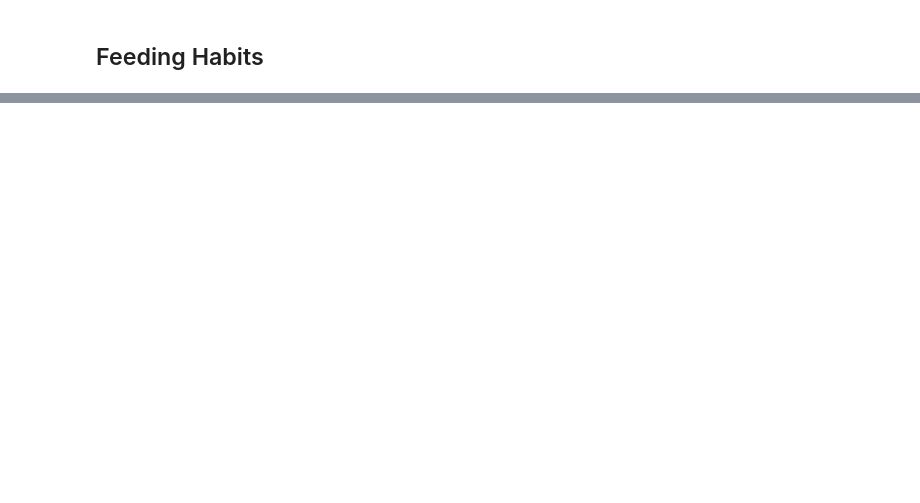
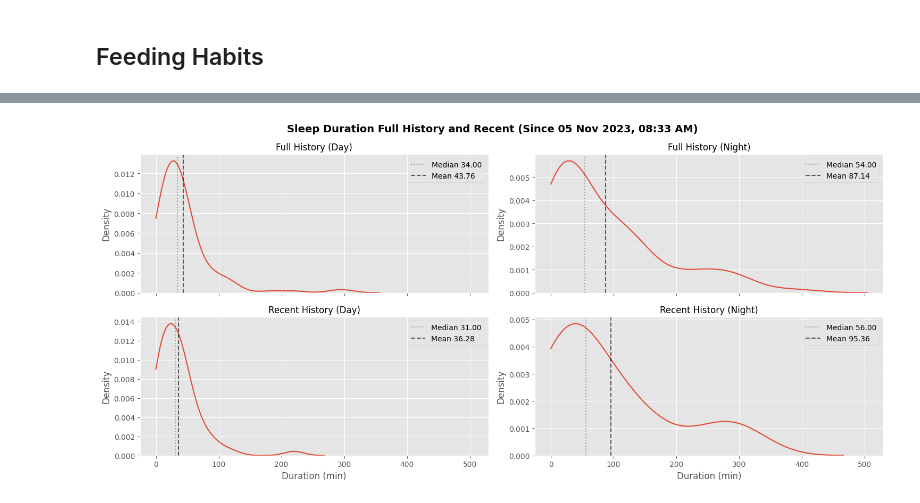
Before and after one commit to jgalloway42/andrews_baby_tracker, a Jupyter notebook: notebooks/andrews_data.ipynb, the cells around one changed output, grey strips where cells are left out. Cells and saved outputs as stored; diff of their text form; code cells hidden in the pictures; blank space fills up the shorter version.

Commit message:
added sleep dists ran on new data

```diff
--- a/notebooks/andrews_data.ipynb
+++ b/notebooks/andrews_data.ipynb
@@ -315,0 +318,9 @@ _=plt.savefig(os.path.join(figure_path,'feeding_by_hour.png'),bbox_inches='tight
+# %%
+def time_of_day(hour):
+    if hour < 7 or hour > 19:
+        return 'night'
+    else:
+        return 'day'
+sleep_df = get_data(files_dict['Andrew_sleep'])
+sleep_df['Time of Day'] = [time_of_day(x.hour) for x in sleep_df.index]
+sleep_df[~sleep_df.Note.isna()]
@@ -315,0 +343,7 @@ _=plt.savefig(os.path.join(figure_path,'feeding_by_hour.png'),bbox_inches='tight
+# %%
+start_date, recent_filter = get_recent_filter(df=sleep_df)
+s = datetime.strftime(start_date,'%d %b %Y, %I:%M %p')
+print('Full History Stats')
+display(sleep_df.groupby('Time of Day').describe())
+print(f'Recent Stats Since {s}')
+display(sleep_df.loc[recent_filter].groupby('Time of Day').describe())
@@ -315,0 +363,28 @@ _=plt.savefig(os.path.join(figure_path,'feeding_by_hour.png'),bbox_inches='tight
+# %%
+mean,median = sleep_df[sleep_df['Time of Day'] == 'day'].describe().loc[['mean','50%']].values
+# %%
+def plot_dist_with_mean_median(df,col,ax,title):
+    mean,median = df.describe()[col].loc[['mean','50%']].values
+    ax = sns.kdeplot(df[col],clip=(0,np.inf),ax=ax)
+    ax.axvline(median,color='k',linestyle='dotted',label=f'Median {median:0.2f}',alpha=0.3)
+    ax.axvline(mean,color='k',linestyle='dashed',label=f'Mean {mean:0.2f}',alpha=0.6)
+    ax.legend()
+    ax.set_title(title,fontsize=12)
+    return ax
+
+f,axes = plt.subplots(nrows=2,ncols=2,figsize=(15,7),sharex=True)
+axes = axes.ravel().reshape(-1,2)
+plot_dist_with_mean_median(sleep_df[sleep_df['Time of Day'] == 'day'],
+                           'Duration (min)',axes[0,0],'Full History (Day)')
+plot_dist_with_mean_median(sleep_df[sleep_df['Time of Day'] == 'night'],
+                           'Duration (min)',axes[0,1],'Full History (Night)')
+plot_dist_with_mean_median(sleep_df[(sleep_df['Time of Day'] == 'day')&recent_filter],
+                           'Duration (min)',axes[1,0],'Recent History (Day)')
+plot_dist_with_mean_median(sleep_df[(sleep_df['Time of Day'] == 'night')&recent_filter],
+                           'Duration (min)',axes[1,1],'Recent History (Night)')
+plt.suptitle(f'Sleep Duration Full History and Recent (Since {s})',
+             fontsize=14,fontweight='bold')
+plt.tight_layout()
+_=plt.savefig(os.path.join(figure_path,'sleep_duration_day_night.png'),bbox_inches='tight')
+# %% [output]
+[figure, added]
```
Also changed, not shown: parts of 11 cells of this notebook, 8 other files.
